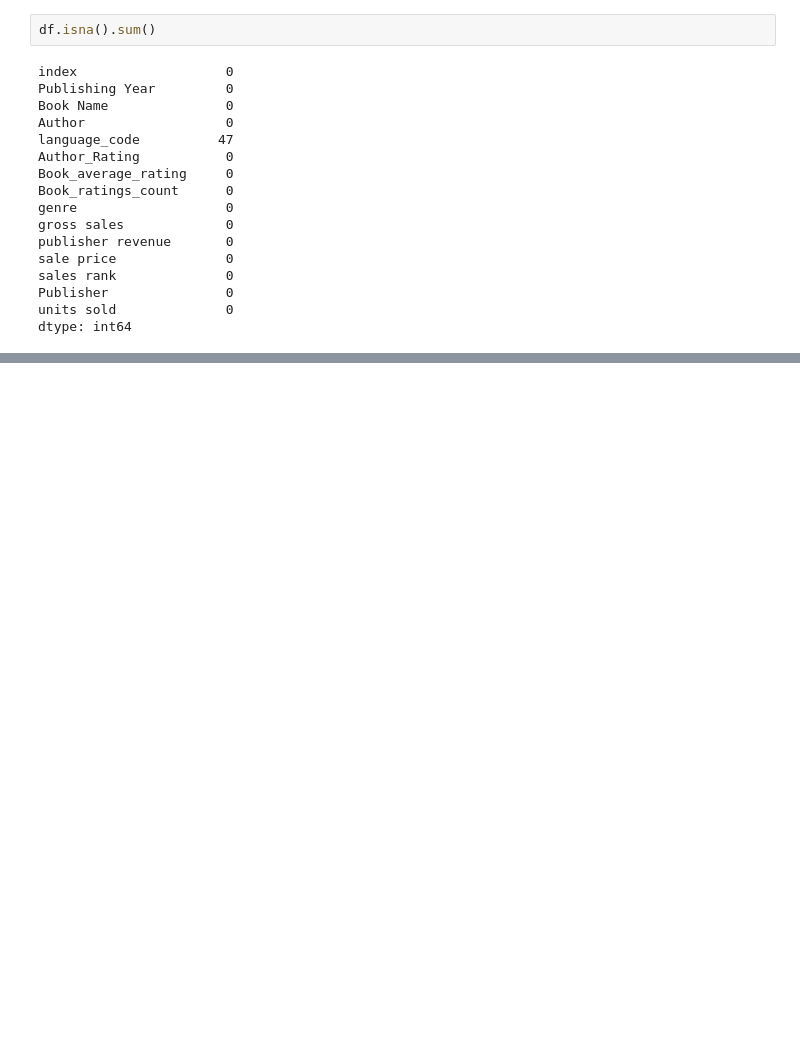
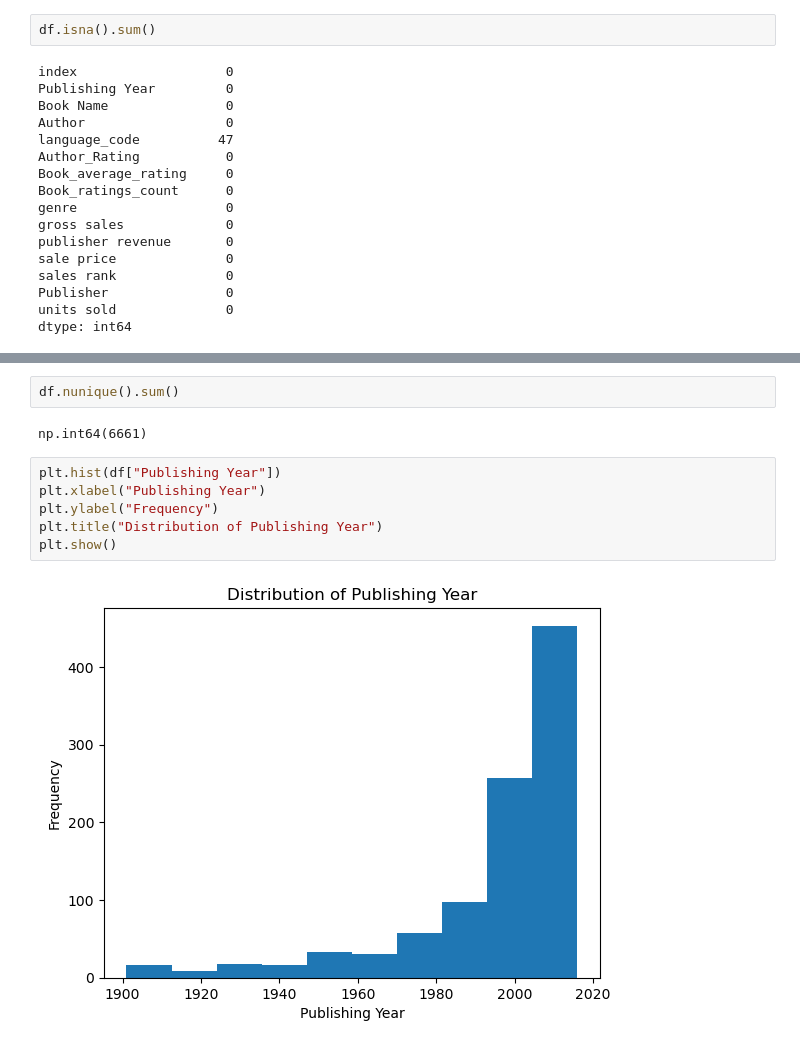
Before and after one commit to novicecoder205/Book-Sales-Analysis-End-to-End, a Jupyter notebook: Book Sales Analysis.ipynb, the cells around one changed output, grey strips where cells are left out. Cells and saved outputs as stored; diff of their text form; blank space fills up the shorter version.

Commit message:
Chart illustrations of Publishing Years
Line chart and Histogram chart to illustrate the result of book published according to years in the dataset.

```diff
--- a/Book Sales Analysis.ipynb
+++ b/Book Sales Analysis.ipynb
@@ -130,0 +171,12 @@ dtype: int64
+# %%
+df.nunique().sum()
+# %% [output]
+np.int64(6661)
+# %%
+plt.hist(df["Publishing Year"])
+plt.xlabel("Publishing Year")
+plt.ylabel("Frequency")
+plt.title("Distribution of Publishing Year")
+plt.show()
+# %% [output]
+[figure, added]
```
Also changed, not shown: parts of 7 cells of this notebook.
